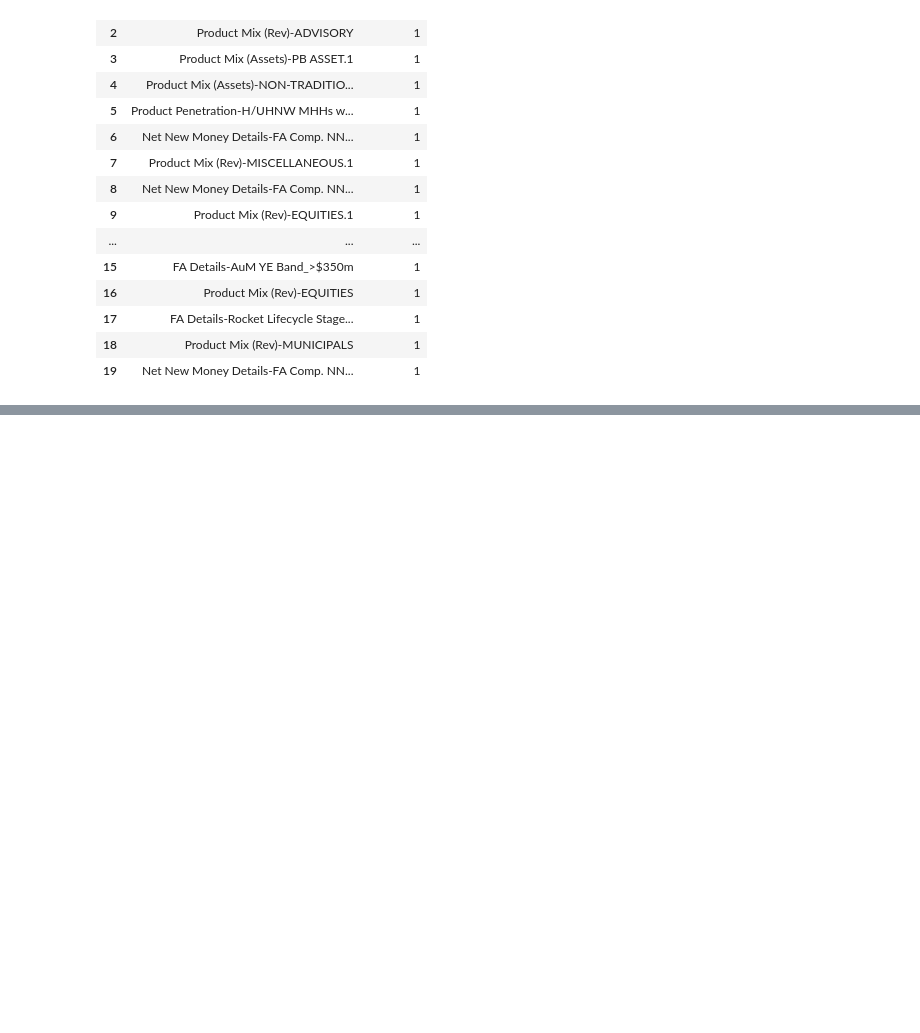
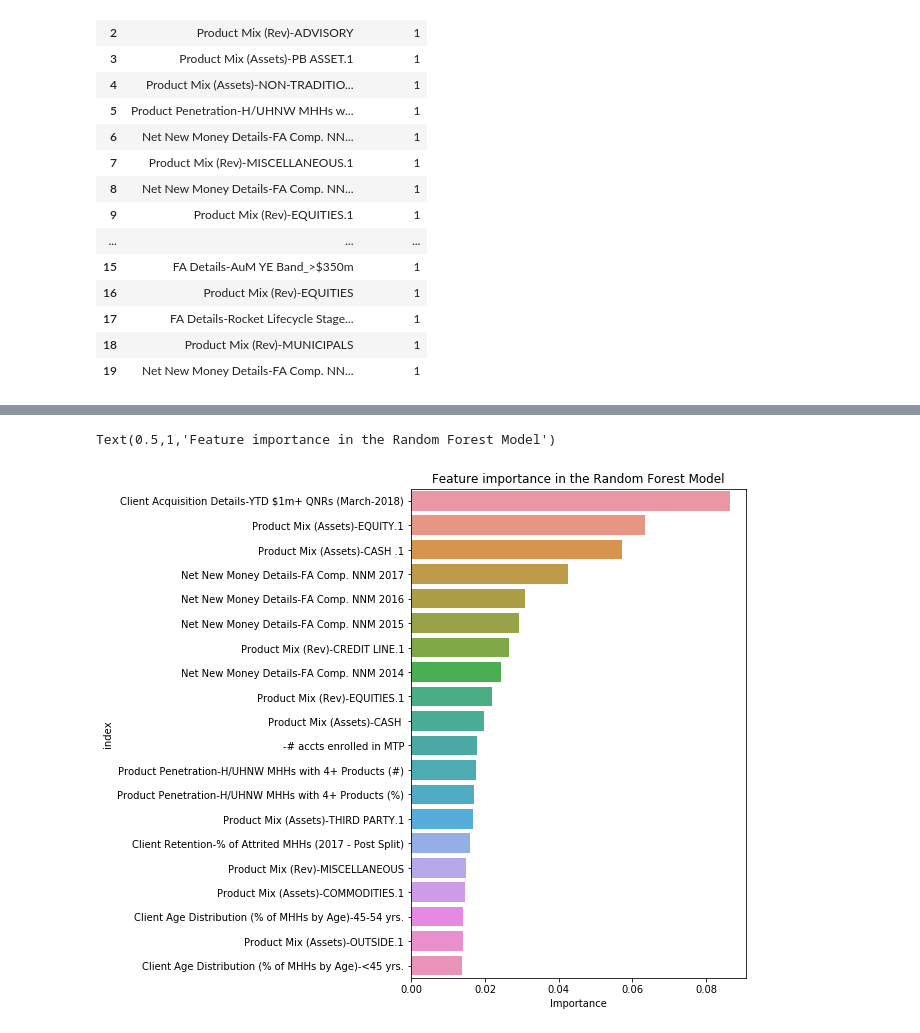
Before and after one commit to slickFix/FA-Performance-Analysis, a Jupyter notebook: Model_Based_Feature_Search.ipynb, the cells around one changed output, grey strips where cells are left out. Saved outputs shown, nothing was run; the diff lists cells and outputs as text; code cells hidden in the pictures; blank space fills up the shorter version.

```diff
--- a/Model_Based_Feature_Search.ipynb
+++ b/Model_Based_Feature_Search.ipynb
@@ -192,0 +390,15 @@ coef_standardized_selected
+# %%
+# model training
+
+from sklearn.ensemble import RandomForestRegressor
+reg_rf = RandomForestRegressor()
+
+#thit is how we get the feature importance with simple steps:
+reg_rf = reg_rf.fit(X_out, y_out)
+# display the relative importance of each attribute
+importances = reg_rf.feature_importances_
+
+
+imp_rf_dict = dict(zip(names, importances))
+
+print('Finished')
@@ -192,0 +407,7 @@ coef_standardized_selected
+# %%
+# important feature
+
+imp_rf = pd.DataFrame.from_dict(imp_rf_dict, orient='index')
+imp_rf.columns = ["Importance"]
+imp_rf = imp_rf.sort_values(by='Importance', ascending=False)
+imp_rf
@@ -192,0 +433,10 @@ coef_standardized_selected
+# %%
+# Plotting of features
+
+a5_dims = (6, 9)
+fig, ax = plt.subplots(figsize=a5_dims)
+sns.barplot(y='index', x='Importance', data=imp_rf.head(20).reset_index(), ax=ax)
+plt.title("Feature importance in the Random Forest Model")
+# %% [output]
+Text(0.5,1,'Feature importance in the Random Forest Model')
+[figure, added]
```
Also changed, not shown: parts of 16 cells of this notebook.
